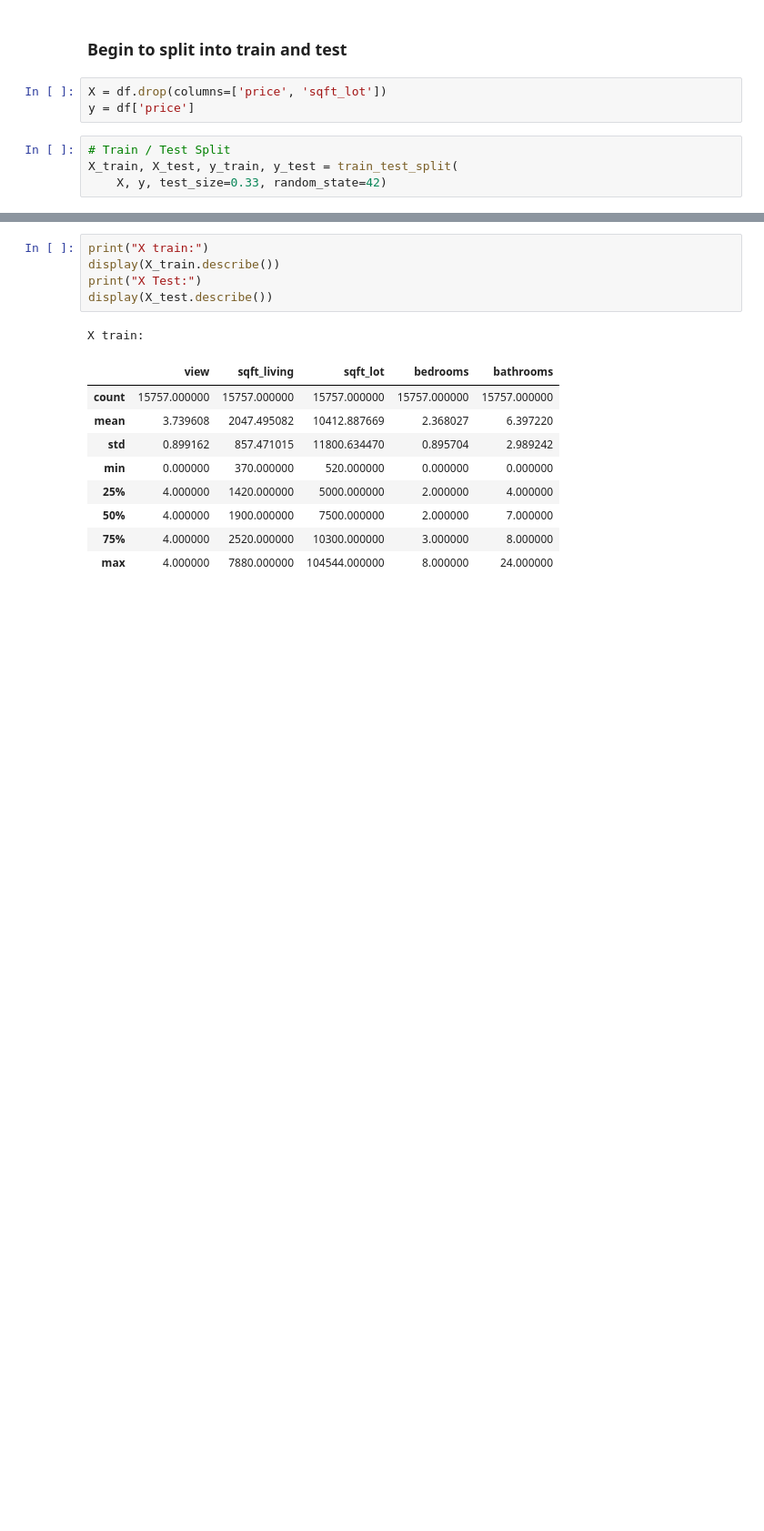
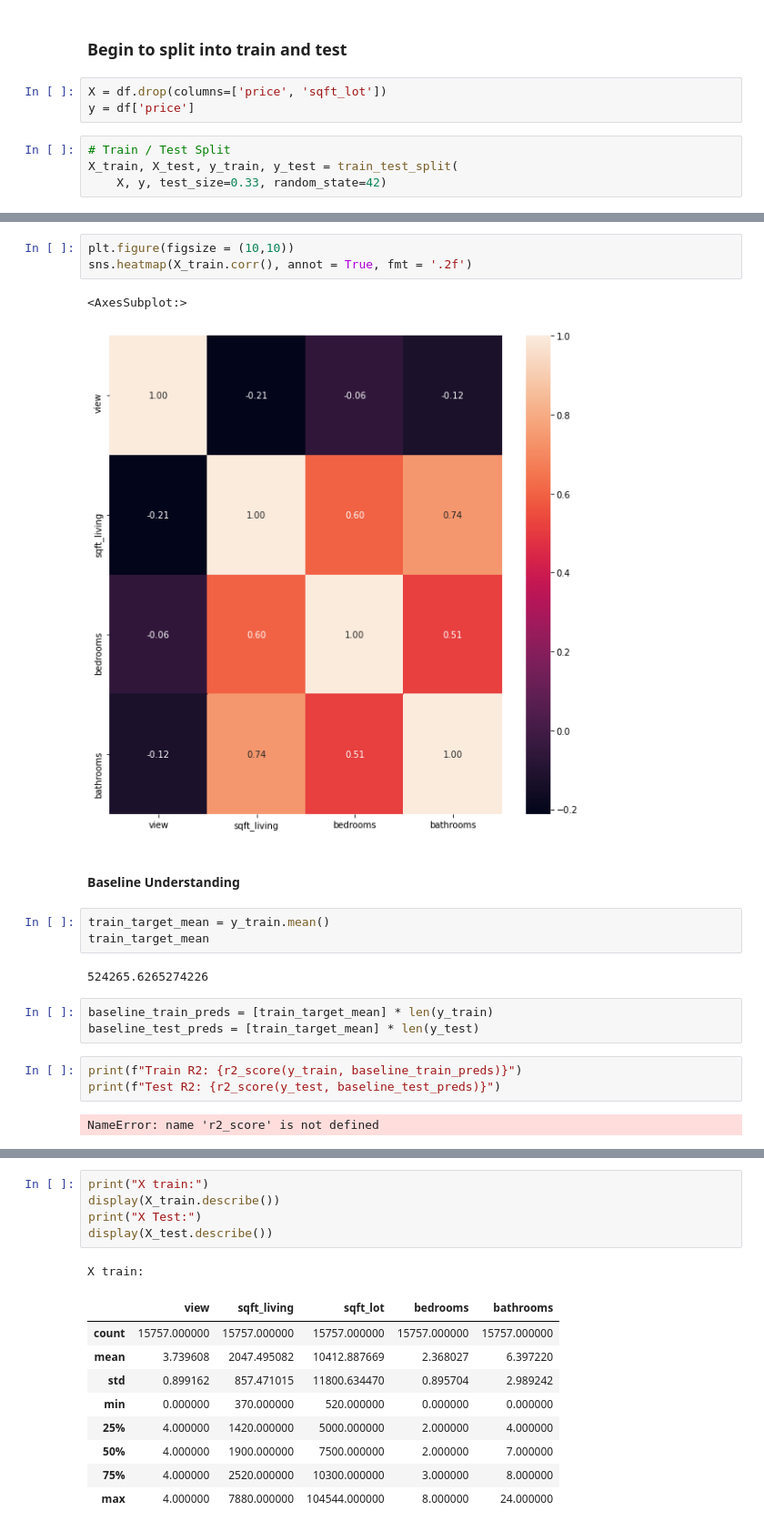
Before and after one commit to Jyve00/King-County-Housing-, a Jupyter notebook: notebooks/Tony/DataModeling.ipynb, the cells around one changed output, grey strips where cells are left out. Shown: that part at 91% size. Saved outputs shown, nothing was run; the diff lists cells and outputs as text; blank space fills up the shorter version.

```diff
--- a/notebooks/Tony/DataModeling.ipynb
+++ b/notebooks/Tony/DataModeling.ipynb
@@ -60,0 +77,21 @@ train_df = pd.concat([X_train, y_train], axis=1)
+# %%
+plt.figure(figsize = (10,10))
+sns.heatmap(X_train.corr(), annot = True, fmt = '.2f')
+# %% [output]
+<AxesSubplot:>
+[figure, added]
+# %% [markdown]
+#### Baseline Understanding
+# %%
+train_target_mean = y_train.mean()
+train_target_mean
+# %% [output]
+524265.6265274226
+# %%
+baseline_train_preds = [train_target_mean] * len(y_train)
+baseline_test_preds = [train_target_mean] * len(y_test)
+# %%
+print(f"Train R2: {r2_score(y_train, baseline_train_preds)}")
+print(f"Test R2: {r2_score(y_test, baseline_test_preds)}")
+# %% [output]
+NameError: name 'r2_score' is not defined
```
Also changed, not shown: parts of 4 cells of this notebook.
